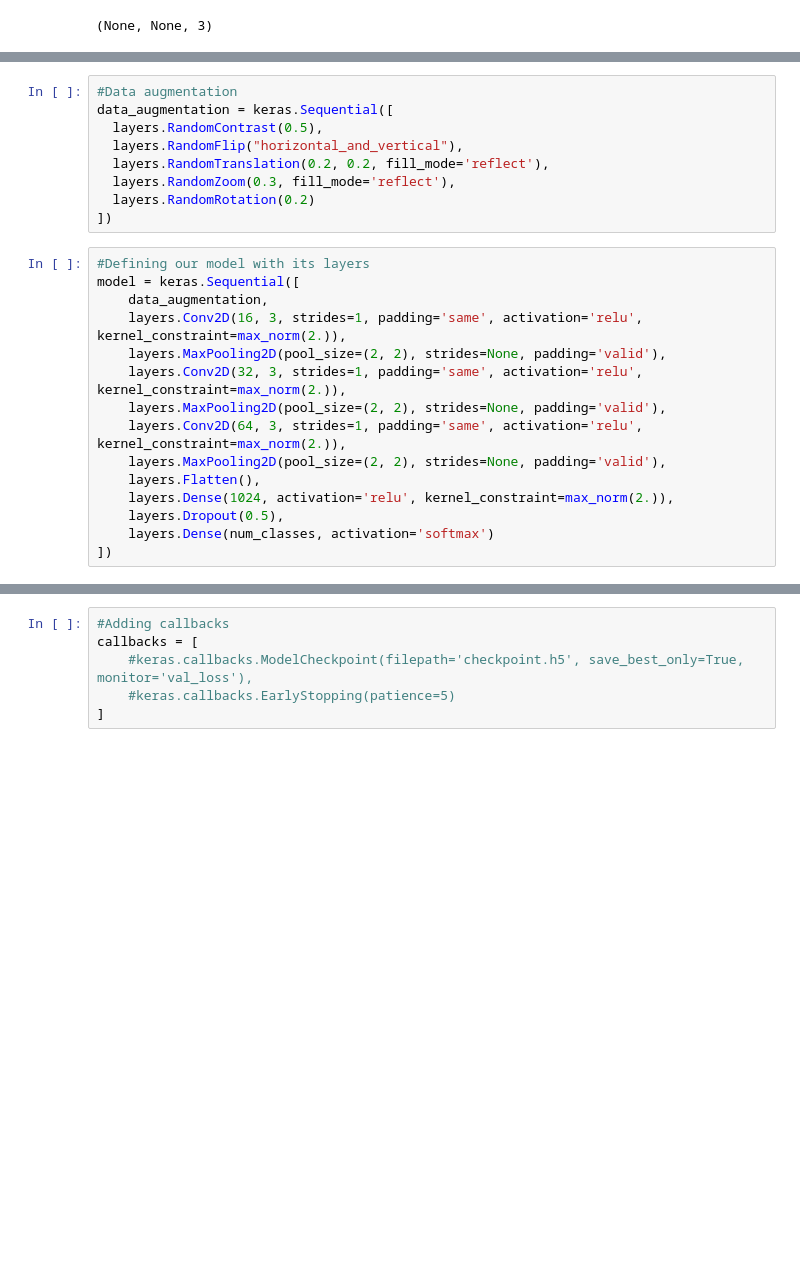
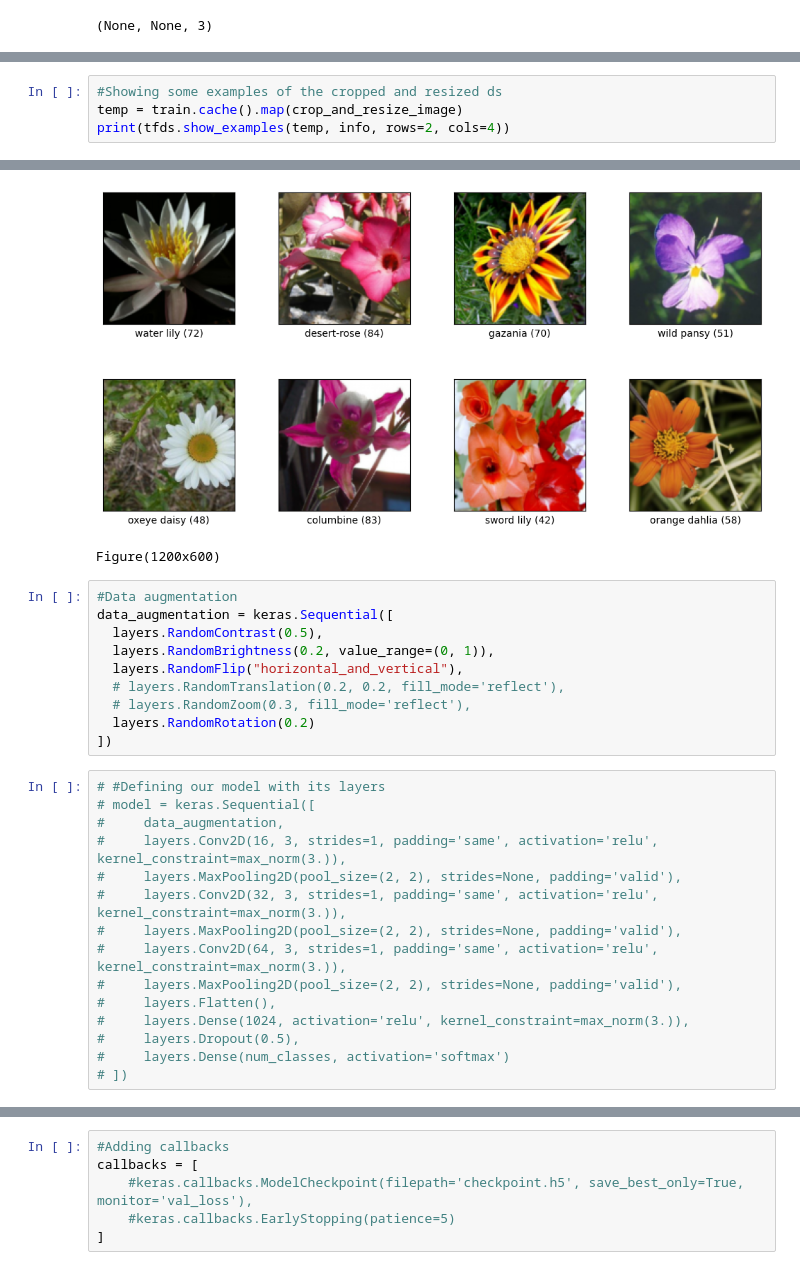
Before and after one commit to lizzy02g/INT2-Image-Classification, a Jupyter notebook: Flowers.ipynb, the cells around one changed output, grey strips where cells are left out. Cells and saved outputs as stored; diff of their text form; blank space fills up the shorter version.

```diff
--- a/Flowers.ipynb
+++ b/Flowers.ipynb
@@ -53,0 +79,5 @@ Figure(1200x600)
+# %%
+#Showing some examples of the cropped and resized ds
+temp = train.cache().map(crop_and_resize_image)
+print(tfds.show_examples(temp, info, rows=2, cols=4))
+# %% [output]
@@ -54,24 +87,27 @@ Figure(1200x600)
+[figure, added]
+Figure(1200x600)
 # %%
 #Data augmentation
 data_augmentation = keras.Sequential([
   layers.RandomContrast(0.5),
+  layers.RandomBrightness(0.2, value_range=(0, 1)),
   layers.RandomFlip("horizontal_and_vertical"),
-  layers.RandomTranslation(0.2, 0.2, fill_mode='reflect'),
-  layers.RandomZoom(0.3, fill_mode='reflect'),
+  # layers.RandomTranslation(0.2, 0.2, fill_mode='reflect'),
+  # layers.RandomZoom(0.3, fill_mode='reflect'),
   layers.RandomRotation(0.2)
 ])
 # %%
-#Defining our model with its layers
-model = keras.Sequential([
-    data_augmentation,
-    layers.Conv2D(16, 3, strides=1, padding='same', activation='relu', kernel_constraint=max_norm(2.)),
-    layers.MaxPooling2D(pool_size=(2, 2), strides=None, padding='valid'),
-    layers.Conv2D(32, 3, strides=1, padding='same', activation='relu', kernel_constraint=max_norm(2.)),
-    layers.MaxPooling2D(pool_size=(2, 2), strides=None, padding='valid'),
-    layers.Conv2D(64, 3, strides=1, padding='same', activation='relu', kernel_constraint=max_norm(2.)),
-    layers.MaxPooling2D(pool_size=(2, 2), strides=None, padding='valid'),
-    layers.Flatten(),
-    layers.Dense(1024, activation='relu', kernel_constraint=max_norm(2.)),
-    layers.Dropout(0.5),
-    layers.Dense(num_classes, activation='softmax')
-])
+# #Defining our model with its layers
+# model = keras.Sequential([
+#     data_augmentation,
+#     layers.Conv2D(16, 3, strides=1, padding='same', activation='relu', kernel_constraint=max_norm(3.)),
+#     layers.MaxPooling2D(pool_size=(2, 2), strides=None, padding='valid'),
+#     layers.Conv2D(32, 3, strides=1, padding='same', activation='relu', kernel_constraint=max_norm(3.)),
+#     layers.MaxPooling2D(pool_size=(2, 2), strides=None, padding='valid'),
+#     layers.Conv2D(64, 3, strides=1, padding='same', activation='relu', kernel_constraint=max_norm(3.)),
+#     layers.MaxPooling2D(pool_size=(2, 2), strides=None, padding='valid'),
+#     layers.Flatten(),
+#     layers.Dense(1024, activation='relu', kernel_constraint=max_norm(3.)),
+#     layers.Dropout(0.5),
+#     layers.Dense(num_classes, activation='softmax')
+# ])
```
Also changed, not shown: parts of 13 cells of this notebook.
